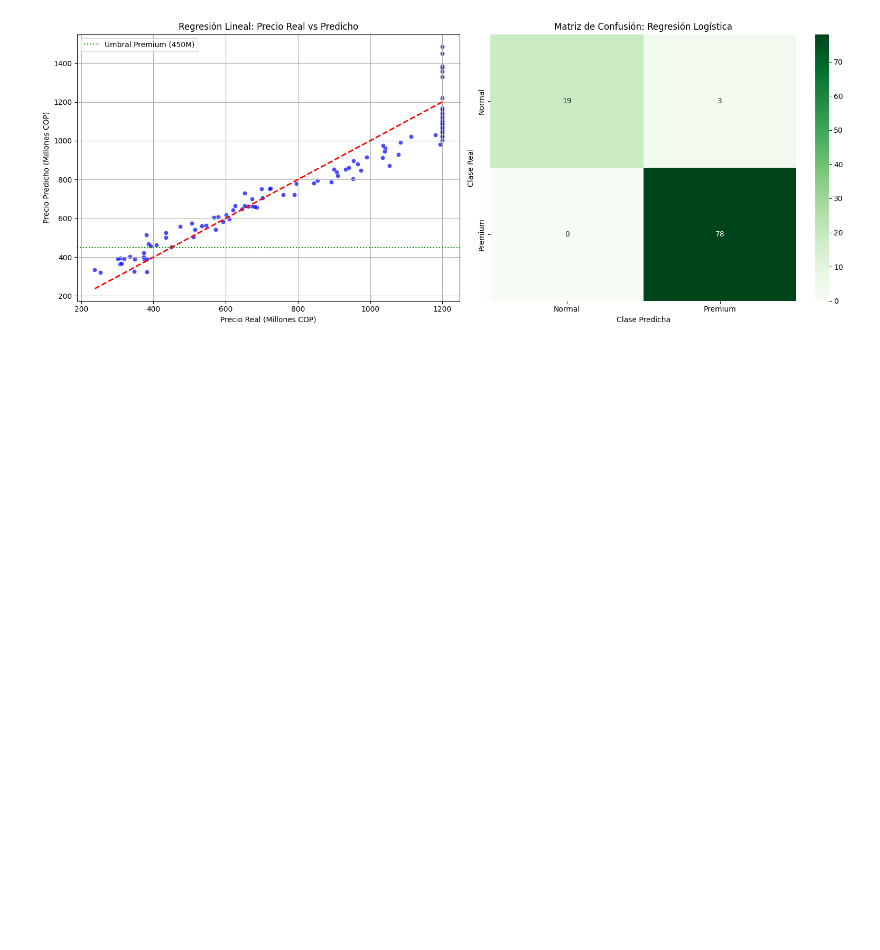
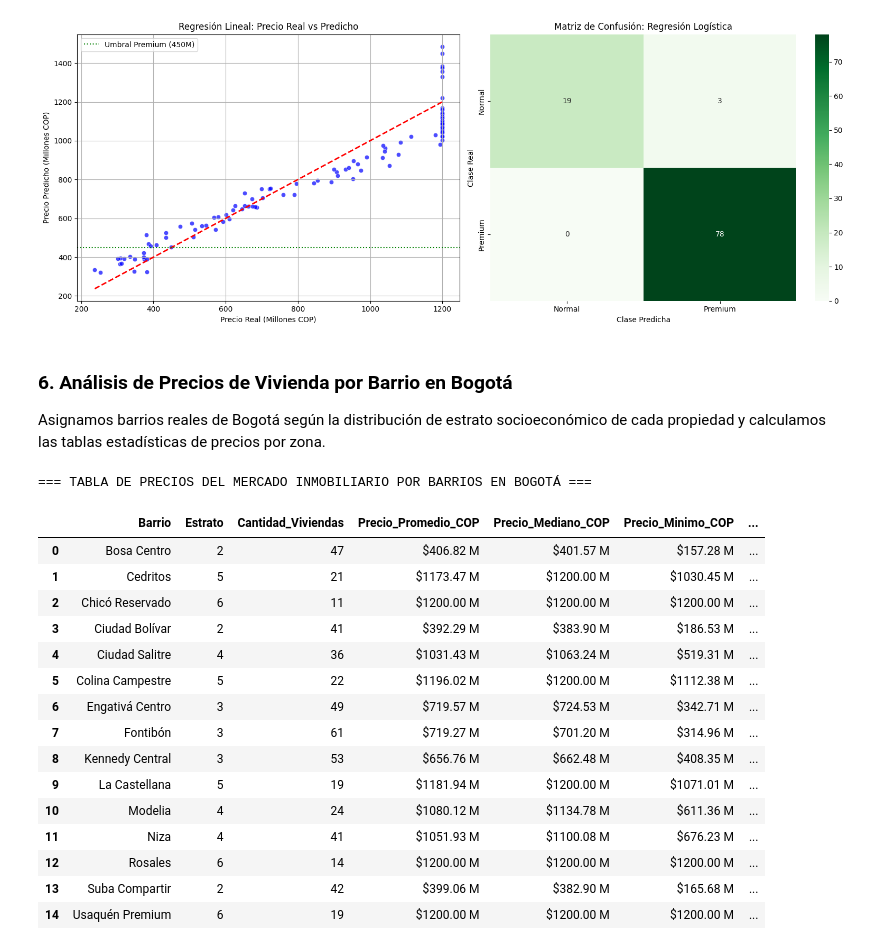
Before and after one commit to kevinandrespardo2506-boop/inteligencia-artificial-2, a Jupyter notebook: Prediccion_Colombia.ipynb, the cells around one changed output. Drawn from its saved outputs; the diff is of its cells as text; code cells hidden in the pictures; blank space fills up the shorter version.

```diff
--- a/Prediccion_Colombia.ipynb
+++ b/Prediccion_Colombia.ipynb
@@ -226,3 +226,59 @@ plt.tight_layout()
 plt.show()
 # %% [output]
 [figure]
+# %% [markdown]
+### 6. Análisis de Precios de Vivienda por Barrio en Bogotá
+
+Asignamos barrios reales de Bogotá según la distribución de estrato socioeconómico de cada propiedad y calculamos las tablas estadísticas de precios por zona.
+# %%
+# Mapeo de barrios típicos de Bogotá basados en el Estrato
+def asignar_barrio(estrato):
+    if estrato == 6:
+        return np.random.choice(['Chicó Reservado', 'Usaquén Premium', 'Rosales'])
+    elif estrato == 5:
+        return np.random.choice(['Cedritos', 'Colina Campestre', 'La Castellana'])
+    elif estrato == 4:
+        return np.random.choice(['Ciudad Salitre', 'Modelia', 'Niza'])
+    elif estrato == 3:
+        return np.random.choice(['Kennedy Central', 'Fontibón', 'Engativá Centro'])
+    else: # Estrato 2
+        return np.random.choice(['Bosa Centro', 'Ciudad Bolívar', 'Suba Compartir'])
+
+# Aplicar la asignación de barrios de forma consistente
+np.random.seed(42)
+df_bogota['Barrio'] = df_bogota['Estrato'].apply(asignar_barrio)
+
+# Agrupar estadísticas de precios por Barrio y Estrato
+tabla_precios_barrios = df_bogota.groupby(['Barrio', 'Estrato']).agg(
+    Cantidad_Viviendas=('Precio_COP_Millones', 'count'),
+    Precio_Promedio_COP=('Precio_COP_Millones', 'mean'),
+    Precio_Mediano_COP=('Precio_COP_Millones', 'median'),
+    Precio_Minimo_COP=('Precio_COP_Millones', 'min'),
+    Precio_Maximo_COP=('Precio_COP_Millones', 'max')
+).reset_index()
+
+# Formatear columnas para mejor lectura en millones de COP
+columnas_formato = ['Precio_Promedio_COP', 'Precio_Mediano_COP', 'Precio_Minimo_COP', 'Precio_Maximo_COP']
+for col in columnas_formato:
+    tabla_precios_barrios[col] = tabla_precios_barrios[col].map(lambda x: f"${x:.2f} M")
+
+print("=== TABLA DE PRECIOS DEL MERCADO INMOBILIARIO POR BARRIOS EN BOGOTÁ ===")
+display(tabla_precios_barrios)
+# %% [output]
+=== TABLA DE PRECIOS DEL MERCADO INMOBILIARIO POR BARRIOS EN BOGOTÁ ===
+|  | Barrio | Estrato | Cantidad_Viviendas | Precio_Promedio_COP | Precio_Mediano_COP | Precio_Minimo_COP | ... |
+| 0 | Bosa Centro | 2 | 47 | $406.82 M | $401.57 M | $157.28 M | ... |
+| 1 | Cedritos | 5 | 21 | $1173.47 M | $1200.00 M | $1030.45 M | ... |
+| 2 | Chicó Reservado | 6 | 11 | $1200.00 M | $1200.00 M | $1200.00 M | ... |
+| 3 | Ciudad Bolívar | 2 | 41 | $392.29 M | $383.90 M | $186.53 M | ... |
+| 4 | Ciudad Salitre | 4 | 36 | $1031.43 M | $1063.24 M | $519.31 M | ... |
+| 5 | Colina Campestre | 5 | 22 | $1196.02 M | $1200.00 M | $1112.38 M | ... |
+| 6 | Engativá Centro | 3 | 49 | $719.57 M | $724.53 M | $342.71 M | ... |
+| 7 | Fontibón | 3 | 61 | $719.27 M | $701.20 M | $314.96 M | ... |
+| 8 | Kennedy Central | 3 | 53 | $656.76 M | $662.48 M | $408.35 M | ... |
+| 9 | La Castellana | 5 | 19 | $1181.94 M | $1200.00 M | $1071.01 M | ... |
+| 10 | Modelia | 4 | 24 | $1080.12 M | $1134.78 M | $611.36 M | ... |
+| 11 | Niza | 4 | 41 | $1051.93 M | $1100.08 M | $676.23 M | ... |
+| 12 | Rosales | 6 | 14 | $1200.00 M | $1200.00 M | $1200.00 M | ... |
+| 13 | Suba Compartir | 2 | 42 | $399.06 M | $382.90 M | $165.68 M | ... |
+| 14 | Usaquén Premium | 6 | 19 | $1200.00 M | $1200.00 M | $1200.00 M | ... |
```
